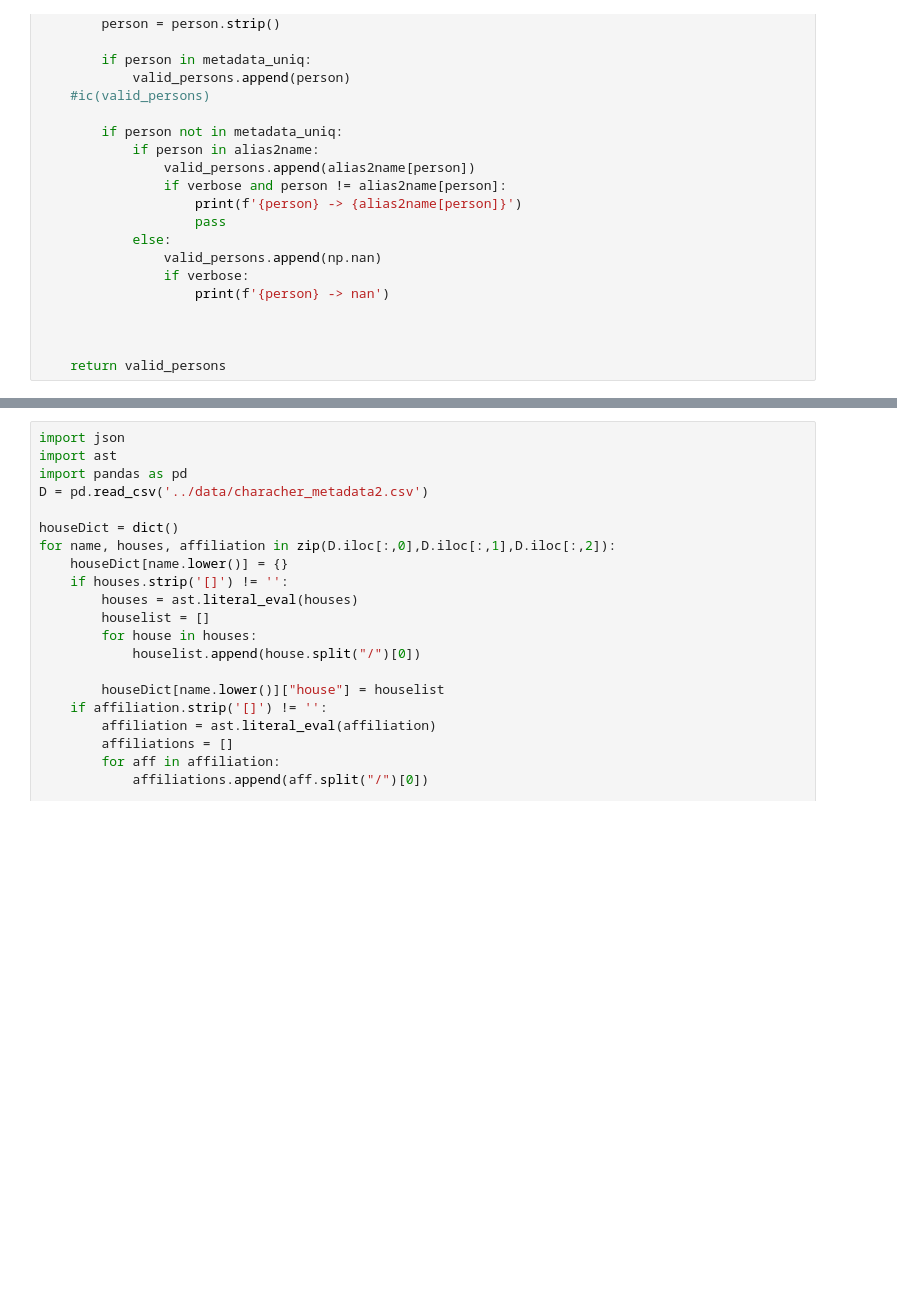
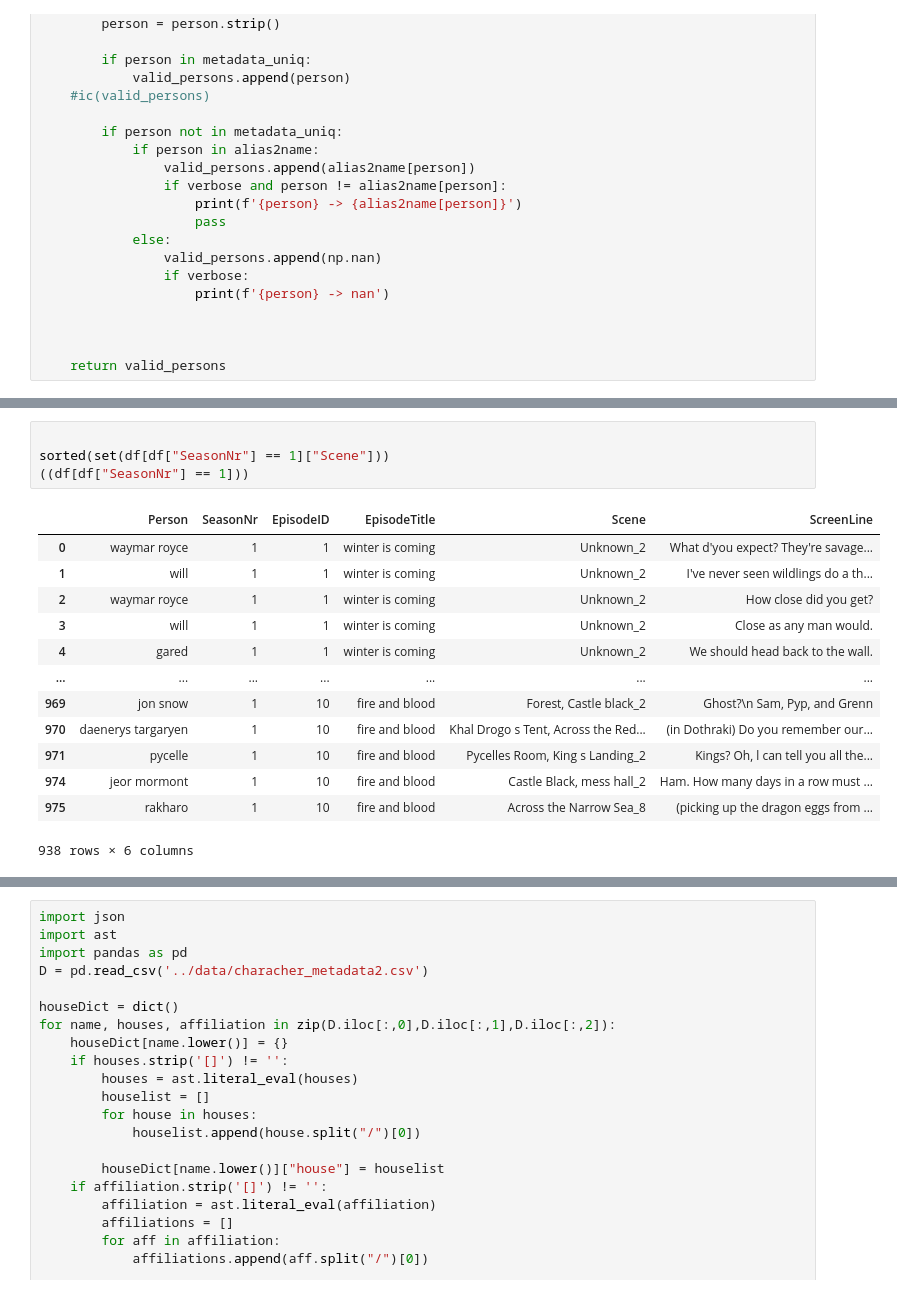
Before and after one commit to TorbjornBak/GOTSocialGraph, a Jupyter notebook: scripts/Data_pull.ipynb, the cells around one changed output, grey strips where cells are left out. Drawn from its saved outputs; the diff is of its cells as text; blank space fills up the shorter version.

```diff
--- a/scripts/Data_pull.ipynb
+++ b/scripts/Data_pull.ipynb
@@ -221,2 +266,20 @@ pd.DataFrame.dropna(df,axis=0, how = 'any', inplace = True)
+# %%
+
+sorted(set(df[df["SeasonNr"] == 1]["Scene"]))
+((df[df["SeasonNr"] == 1]))
+# %% [output]
+|  | Person | SeasonNr | EpisodeID | EpisodeTitle | Scene | ScreenLine |
+| 0 | waymar royce | 1 | 1 | winter is coming | Unknown_2 | What d'you expect? They're savage... |
+| 1 | will | 1 | 1 | winter is coming | Unknown_2 | I've never seen wildlings do a th... |
+| 2 | waymar royce | 1 | 1 | winter is coming | Unknown_2 | How close did you get? |
+| 3 | will | 1 | 1 | winter is coming | Unknown_2 | Close as any man would. |
+| 4 | gared | 1 | 1 | winter is coming | Unknown_2 | We should head back to the wall. |
+| ... | ... | ... | ... | ... | ... | ... |
+| 969 | jon snow | 1 | 10 | fire and blood | Forest, Castle black_2 | Ghost?\n Sam, Pyp, and Grenn |
+| 970 | daenerys targaryen | 1 | 10 | fire and blood | Khal Drogo s Tent, Across the Red... | (in Dothraki) Do you remember our... |
+| 971 | pycelle | 1 | 10 | fire and blood | Pycelles Room, King s Landing_2 | Kings? Oh, l can tell you all the... |
+| 974 | jeor mormont | 1 | 10 | fire and blood | Castle Black, mess hall_2 | Ham. How many days in a row must ... |
+| 975 | rakharo | 1 | 10 | fire and blood | Across the Narrow Sea_8 | (picking up the dragon eggs from ... |
+938 rows × 6 columns
 # %%
 df.to_csv('../data/scene_data')
```
Also changed, not shown: parts of 5 cells of this notebook, 2 other files.
